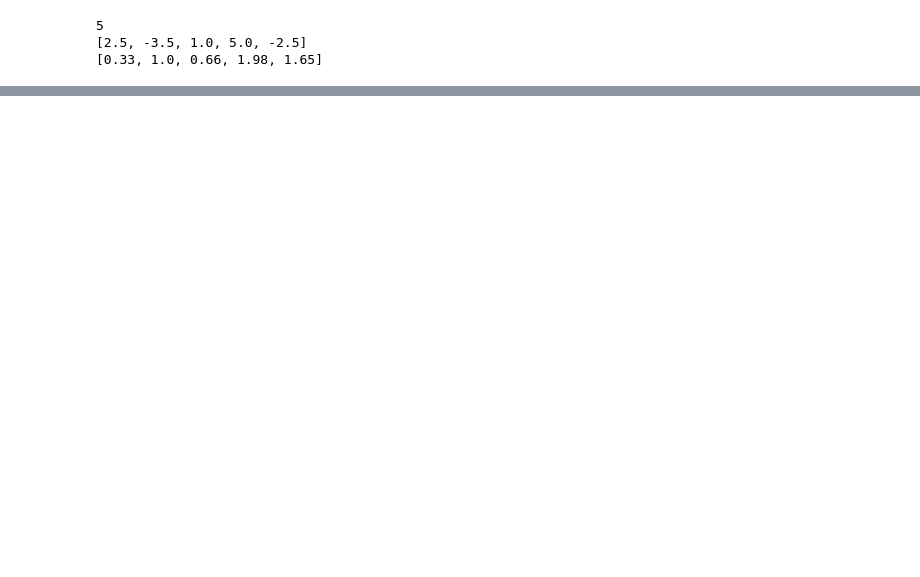
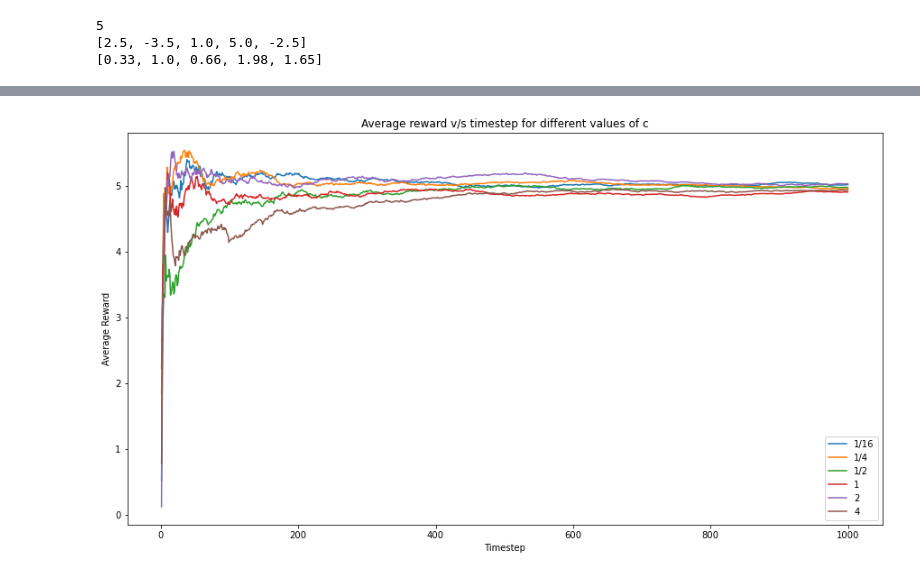
Before and after one commit to hritikb/Reinforcement-Learning-Algorithms, a Jupyter notebook: Assignment 1/Untitled.ipynb, the cells around one changed output, grey strips where cells are left out. Drawn from its saved outputs; the diff is of its cells as text; code cells hidden in the pictures; blank space fills up the shorter version.

```diff
--- a/Assignment 1/Untitled.ipynb
+++ b/Assignment 1/Untitled.ipynb
@@ -22,0 +185,12 @@ print(expec)
+# %%
+plt.figure(figsize = (15, 8))
+
+for i in range(len(c_values)):
+    plt.plot(x, Y[i])
+plt.legend(['1/16', '1/4','1/2','1','2','4'])
+plt.title('Average reward v/s timestep for different values of c')
+plt.xlabel('Timestep')
+plt.ylabel('Average Reward')
+plt.show()
+# %% [output]
+[figure, added]
```
Also changed, not shown: parts of 27 cells of this notebook.
